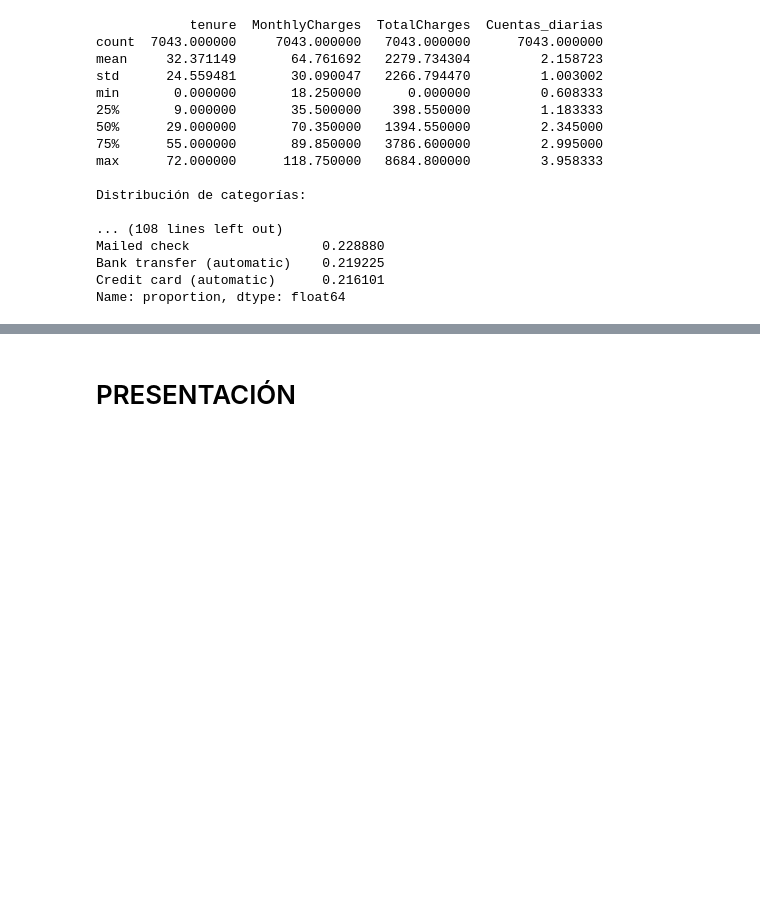
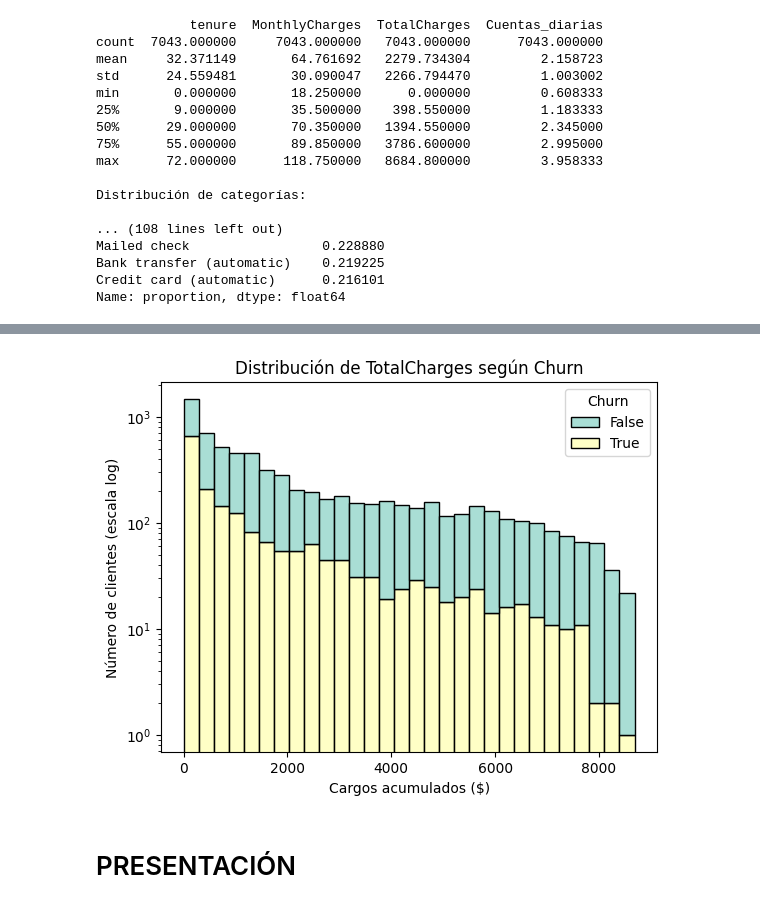
Before and after one commit to mauloredo/Challenge_Telecom_X2, a Jupyter notebook: x2.ipynb, the cells around one changed output, grey strips where cells are left out. Cells and saved outputs as stored; diff of their text form; code cells hidden in the pictures; blank space fills up the shorter version.

```diff
--- a/x2.ipynb
+++ b/x2.ipynb
@@ -343,3 +407,13 @@ plt.show()
+# %%
+sns.histplot(data=datos, x='TotalCharges', hue='Churn', multiple='stack', bins=30, palette='Set3')
+plt.yscale('log')  # Optional: use log scale to see low-frequency zones
+plt.title("Distribución de TotalCharges según Churn")
+plt.xlabel("Cargos acumulados ($)")
+plt.ylabel("Número de clientes (escala log)")
+plt.savefig("hist_totalcharges_churn.png")
+plt.show()
+# %% [output]
+[figure, added]
 # %% [markdown]
 # PRESENTACIÓN
 # %% [markdown]
```
Also changed, not shown: parts of 16 cells of this notebook.
